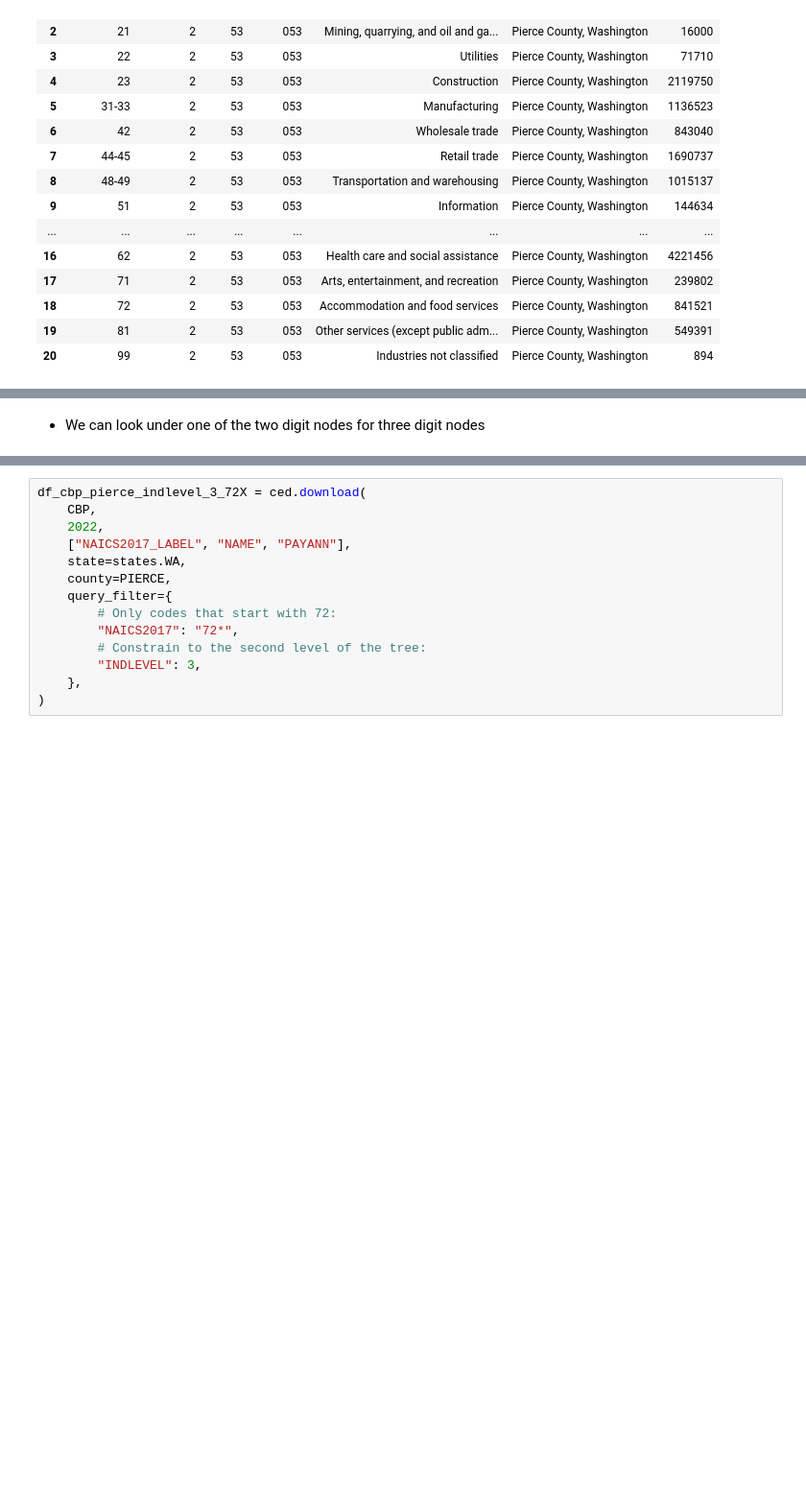
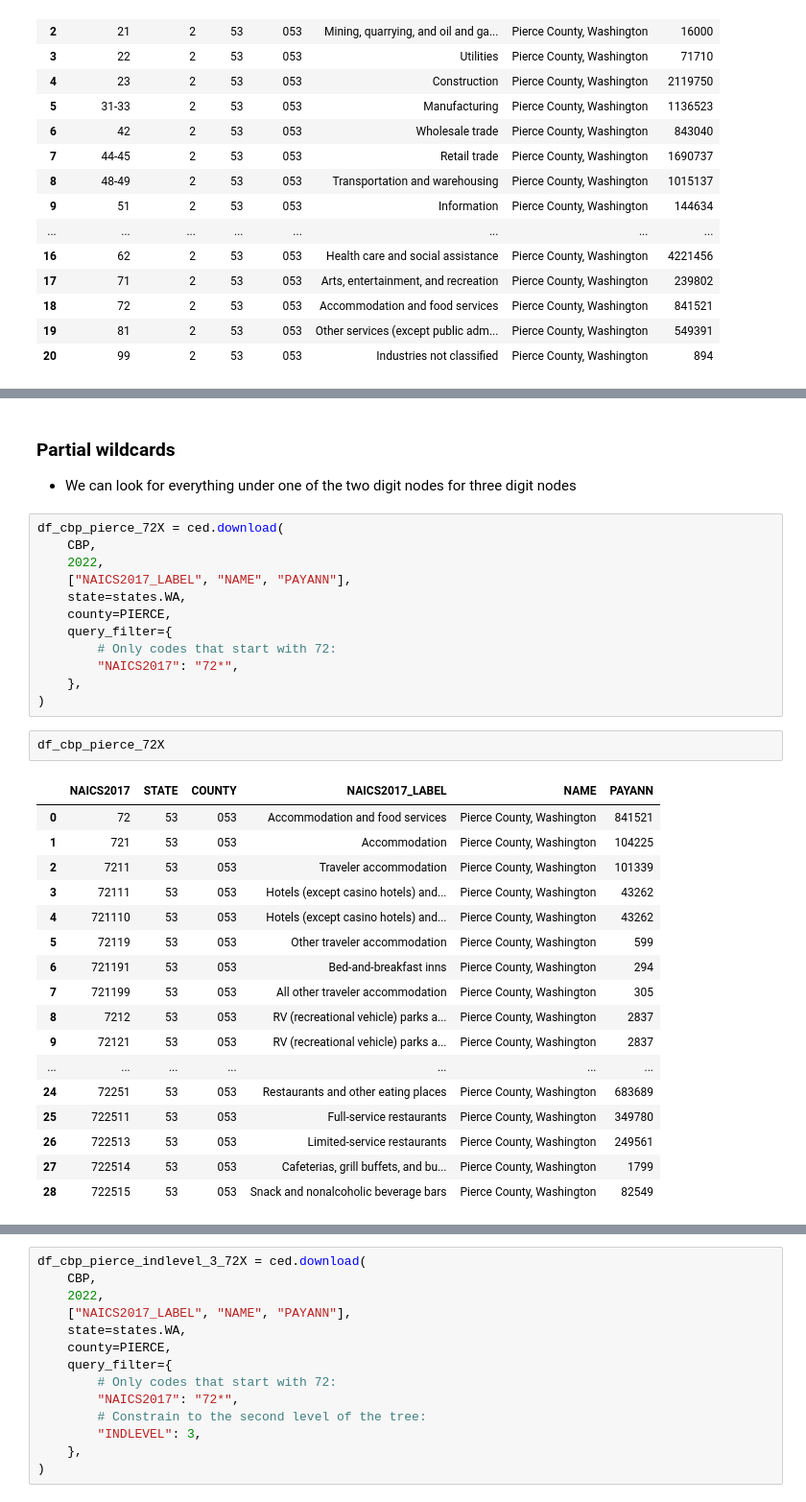
Before and after one commit to censusdis/censusdis-tutorial-2024, a Jupyter notebook: Lessons/Lesson 4 Query Filters.ipynb, the cells around one changed output, grey strips where cells are left out. Shown at 96% size. Drawn from its saved outputs; the diff is of its cells as text; blank space fills up the shorter version.

```diff
--- a/Lessons/Lesson 4 Query Filters.ipynb
+++ b/Lessons/Lesson 4 Query Filters.ipynb
@@ -236,2 +196,36 @@ df_cbp_pierce_indlevel
 # %% [markdown]
-- We can look under one of the two digit nodes for three digit nodes
+### Partial wildcards
+
+- We can look for everything under one of the two digit nodes for three digit nodes
+# %%
+df_cbp_pierce_72X = ced.download(
+    CBP,
+    2022,
+    ["NAICS2017_LABEL", "NAME", "PAYANN"],
+    state=states.WA,
+    county=PIERCE,
+    query_filter={
+        # Only codes that start with 72:
+        "NAICS2017": "72*",
+    },
+)
+# %%
+df_cbp_pierce_72X
+# %% [output]
+|  | NAICS2017 | STATE | COUNTY | NAICS2017_LABEL | NAME | PAYANN |
+| 0 | 72 | 53 | 053 | Accommodation and food services | Pierce County, Washington | 841521 |
+| 1 | 721 | 53 | 053 | Accommodation | Pierce County, Washington | 104225 |
+| 2 | 7211 | 53 | 053 | Traveler accommodation | Pierce County, Washington | 101339 |
+| 3 | 72111 | 53 | 053 | Hotels (except casino hotels) and... | Pierce County, Washington | 43262 |
+| 4 | 721110 | 53 | 053 | Hotels (except casino hotels) and... | Pierce County, Washington | 43262 |
+| 5 | 72119 | 53 | 053 | Other traveler accommodation | Pierce County, Washington | 599 |
+| 6 | 721191 | 53 | 053 | Bed-and-breakfast inns | Pierce County, Washington | 294 |
+| 7 | 721199 | 53 | 053 | All other traveler accommodation | Pierce County, Washington | 305 |
+| 8 | 7212 | 53 | 053 | RV (recreational vehicle) parks a... | Pierce County, Washington | 2837 |
+| 9 | 72121 | 53 | 053 | RV (recreational vehicle) parks a... | Pierce County, Washington | 2837 |
+| ... | ... | ... | ... | ... | ... | ... |
+| 24 | 72251 | 53 | 053 | Restaurants and other eating places | Pierce County, Washington | 683689 |
+| 25 | 722511 | 53 | 053 | Full-service restaurants | Pierce County, Washington | 349780 |
+| 26 | 722513 | 53 | 053 | Limited-service restaurants | Pierce County, Washington | 249561 |
+| 27 | 722514 | 53 | 053 | Cafeterias, grill buffets, and bu... | Pierce County, Washington | 1799 |
+| 28 | 722515 | 53 | 053 | Snack and nonalcoholic beverage bars | Pierce County, Washington | 82549 |
```
Also changed, not shown: parts of 37 cells of this notebook.
